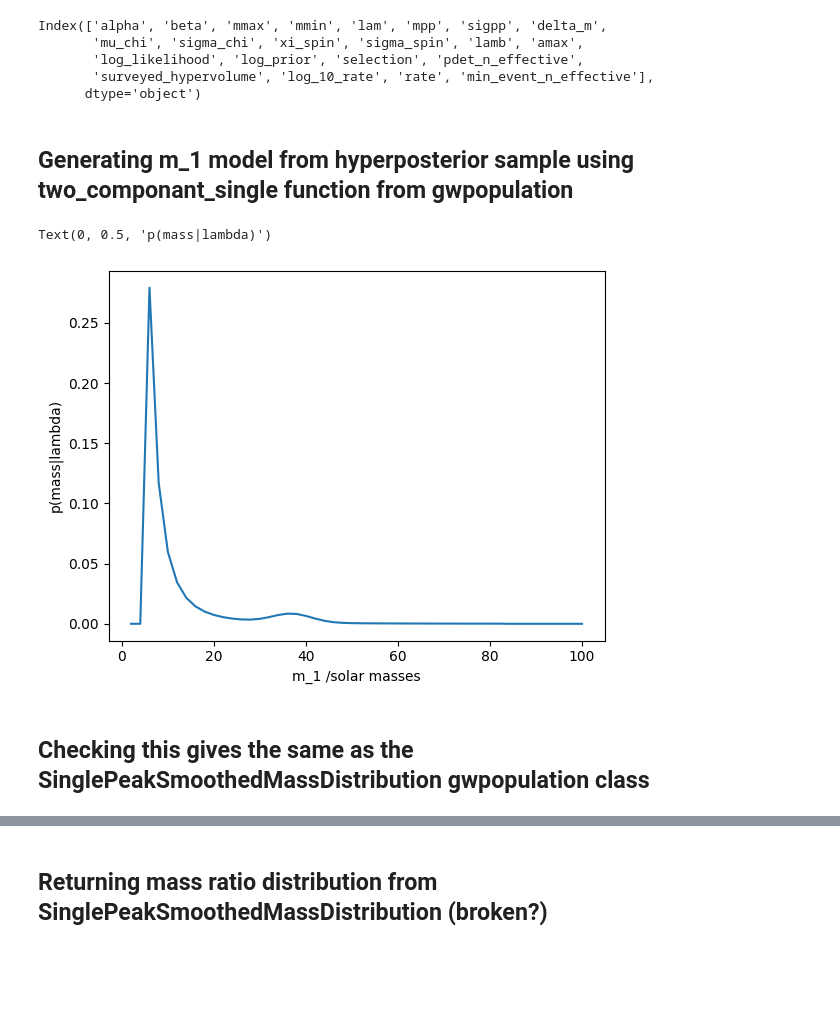
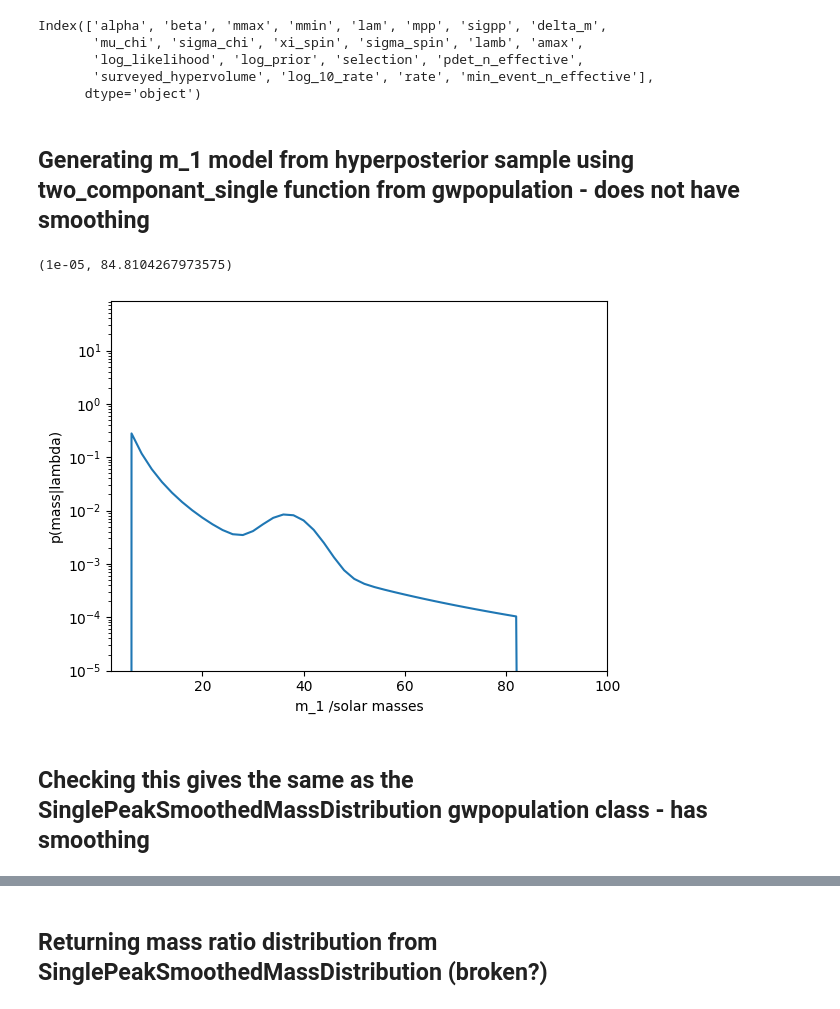
Before and after one commit to eMillar2718/GW_ChirpSim, a Jupyter notebook: Notebook Prototyping/Sampling_populations.ipynb, the cells around one changed output, grey strips where cells are left out. Saved outputs shown, nothing was run; the diff lists cells and outputs as text; code cells hidden in the pictures; blank space fills up the shorter version.

```diff
--- a/Notebook Prototyping/Sampling_populations.ipynb
+++ b/Notebook Prototyping/Sampling_populations.ipynb
@@ -41,7 +45,7 @@ Index(['alpha', 'beta', 'mmax', 'mmin', 'lam', 'mpp', 'sigpp', 'delta_m',
        'surveyed_hypervolume', 'log_10_rate', 'rate', 'min_event_n_effective'],
       dtype='object')
 # %% [markdown]
-## Generating m_1 model from hyperposterior sample using two_componant_single function from gwpopulation
+## Generating m_1 model from hyperposterior sample using two_componant_single function from gwpopulation - does not have smoothing
 # %%
 def gen_PLPP_model(mass, q, hyperpost_samp):
     """
@@ -73,13 +77,15 @@ PLPP = gen_PLPP_model(masses, qs, PP_hyperposterior_samples.iloc[7900])
 # %%
 plt.plot(masses, PLPP)
 plt.xlabel('m_1 /solar masses')
 plt.ylabel('p(mass|lambda)')
-#plt.yscale('log')
+plt.yscale('log')
+plt.xlim(2,100)
+plt.ylim(1e-5,0)
 # %% [output]
-Text(0, 0.5, 'p(mass|lambda)')
+(1e-05, 84.8104267973575)
-[figure, old version]
+[figure, new version]
 # %% [markdown]
-## Checking this gives the same as the SinglePeakSmoothedMassDistribution gwpopulation class
+## Checking this gives the same as the SinglePeakSmoothedMassDistribution gwpopulation class - has smoothing
 # %%
 def gen_mass_model(mass, q, hyperpost_samp):
     """
```
Also changed, not shown: parts of 3 cells of this notebook.
